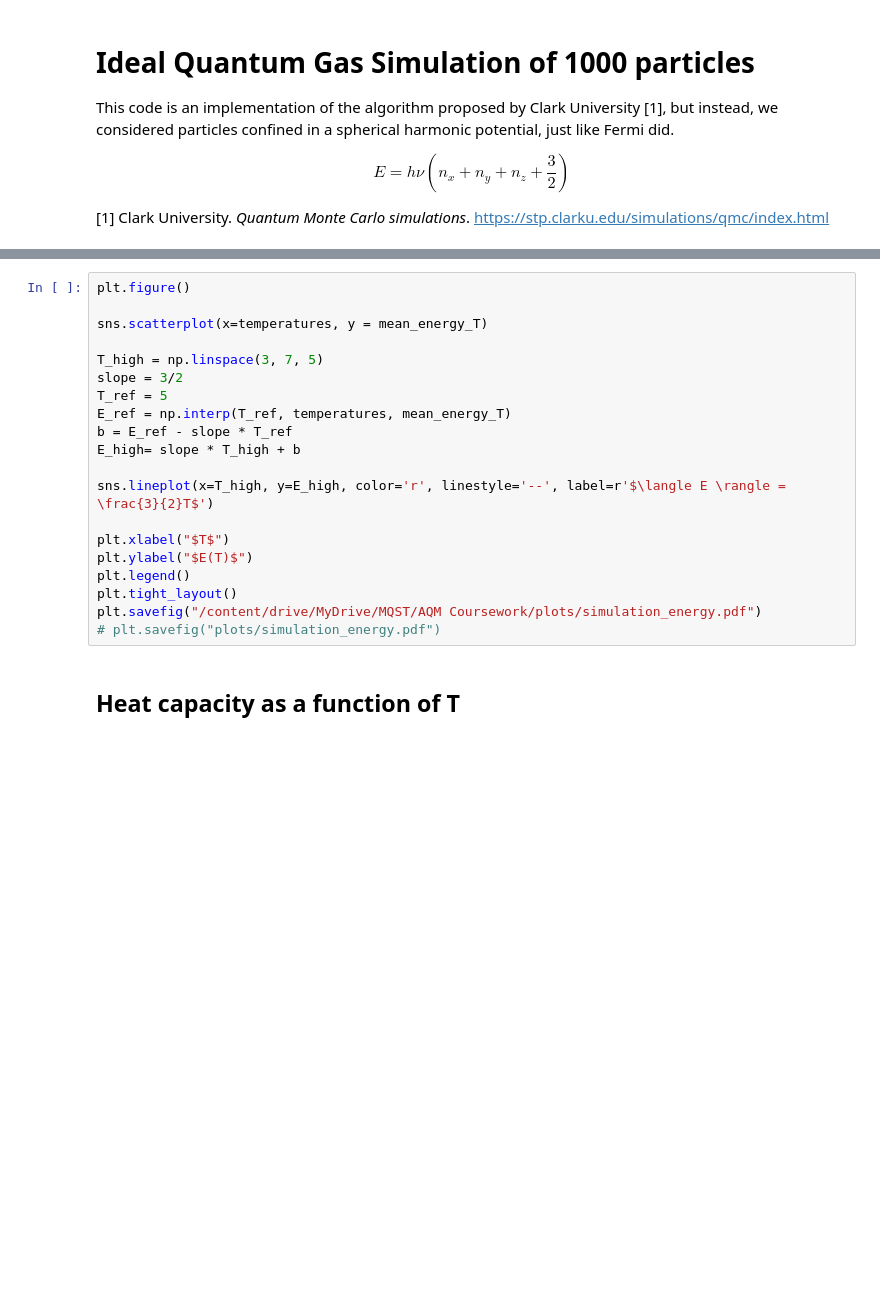
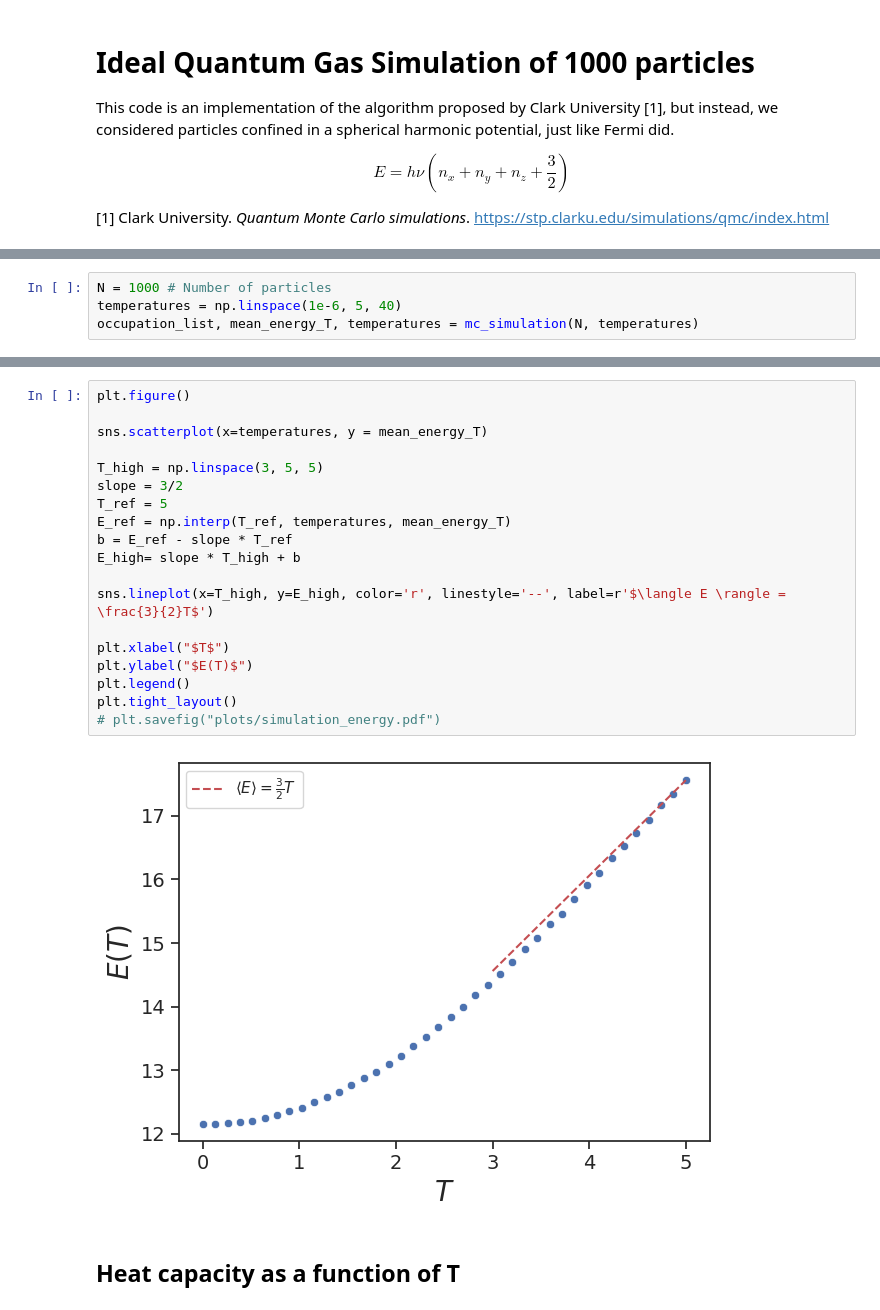
Before and after one commit to haxmxah/fermi_numerical_simulation, a Jupyter notebook: fermi_simulation.ipynb, the cells around one changed output, grey strips where cells are left out. Saved outputs shown, nothing was run; the diff lists cells and outputs as text; blank space fills up the shorter version.

```diff
--- a/fermi_simulation.ipynb
+++ b/fermi_simulation.ipynb
@@ -477,0 +527,4 @@ occupation_list = np.load("/content/drive/MyDrive/data/occupation_list.npy", all
+# %%
+N = 1000 # Number of particles
+temperatures = np.linspace(1e-6, 5, 40)
+occupation_list, mean_energy_T, temperatures = mc_simulation(N, temperatures)
@@ -478,23 +545,24 @@ occupation_list = np.load("/content/drive/MyDrive/data/occupation_list.npy", all
 # %%
 plt.figure()
 
 sns.scatterplot(x=temperatures, y = mean_energy_T)
 
-T_high = np.linspace(3, 7, 5)
+T_high = np.linspace(3, 5, 5)
 slope = 3/2
 T_ref = 5
 E_ref = np.interp(T_ref, temperatures, mean_energy_T)
 b = E_ref - slope * T_ref
 E_high= slope * T_high + b
 
 sns.lineplot(x=T_high, y=E_high, color='r', linestyle='--', label=r'$\langle E \rangle = \frac{3}{2}T$')
 
 plt.xlabel("$T$")
 plt.ylabel("$E(T)$")
 plt.legend()
 plt.tight_layout()
-plt.savefig("/content/drive/MyDrive/MQST/AQM Coursework/plots/simulation_energy.pdf")
 # plt.savefig("plots/simulation_energy.pdf")
+# %% [output]
+[figure, added]
 # %% [markdown]
 ## Heat capacity as a function of T
 # %%
```
Also changed, not shown: parts of 16 cells of this notebook.
